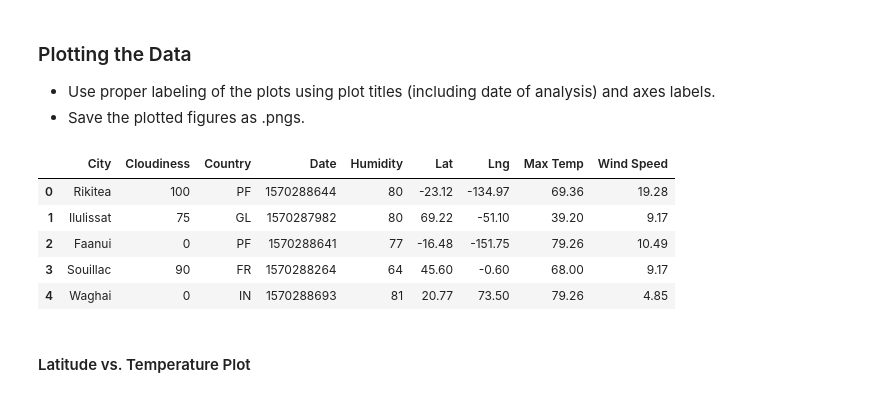
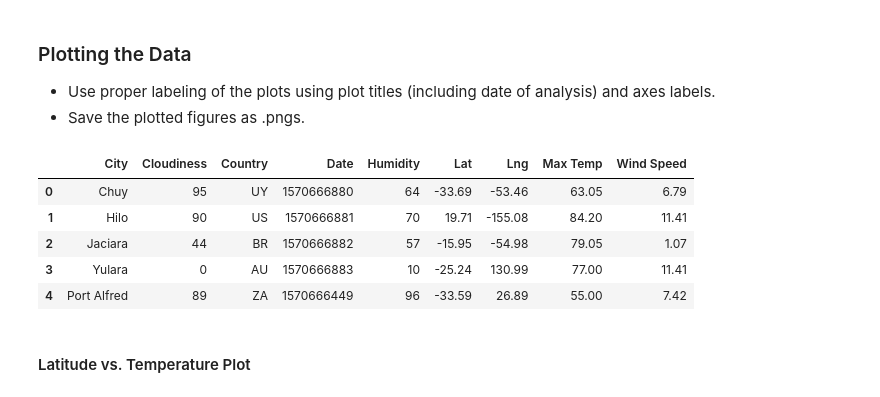
Before and after one commit to jorgeebn16/python-api-challenge, a Jupyter notebook: WeatherPy.ipynb, the cells around one changed output. Saved outputs shown, nothing was run; the diff lists cells and outputs as text; code cells hidden in the pictures.

```diff
--- a/WeatherPy.ipynb
+++ b/WeatherPy.ipynb
@@ -173,19 +173,20 @@ dtype: int64
 * Use proper labeling of the plots using plot titles (including date of analysis) and axes labels.
 * Save the plotted figures as .pngs.
 # %%
-# Save data frame to CSV
+#Save data frame to CSV
 # Output File (CSV)
-output_data_file = "Output_Data/cities.csv"
 
+weather_data.to_csv("Output_Data/cities.csv",
+                  encoding="utf-8", index=False, header=True)
 # Display data frame head
 weather_data.head()
 # %% [output]
 |  | City | Cloudiness | Country | Date | Humidity | Lat | Lng | Max Temp | Wind Speed |
-| 0 | Rikitea | 100 | PF | 1570288644 | 80 | -23.12 | -134.97 | 69.36 | 19.28 |
-| 1 | Ilulissat | 75 | GL | 1570287982 | 80 | 69.22 | -51.10 | 39.20 | 9.17 |
-| 2 | Faanui | 0 | PF | 1570288641 | 77 | -16.48 | -151.75 | 79.26 | 10.49 |
-| 3 | Souillac | 90 | FR | 1570288264 | 64 | 45.60 | -0.60 | 68.00 | 9.17 |
-| 4 | Waghai | 0 | IN | 1570288693 | 81 | 20.77 | 73.50 | 79.26 | 4.85 |
+| 0 | Chuy | 95 | UY | 1570666880 | 64 | -33.69 | -53.46 | 63.05 | 6.79 |
+| 1 | Hilo | 90 | US | 1570666881 | 70 | 19.71 | -155.08 | 84.20 | 11.41 |
+| 2 | Jaciara | 44 | BR | 1570666882 | 57 | -15.95 | -54.98 | 79.05 | 1.07 |
+| 3 | Yulara | 0 | AU | 1570666883 | 10 | -25.24 | 130.99 | 77.00 | 11.41 |
+| 4 | Port Alfred | 89 | ZA | 1570666449 | 96 | -33.59 | 26.89 | 55.00 | 7.42 |
 # %% [markdown]
 #### Latitude vs. Temperature Plot
 # %%
```
Also changed, not shown: parts of 7 cells of this notebook, 6 other files.
